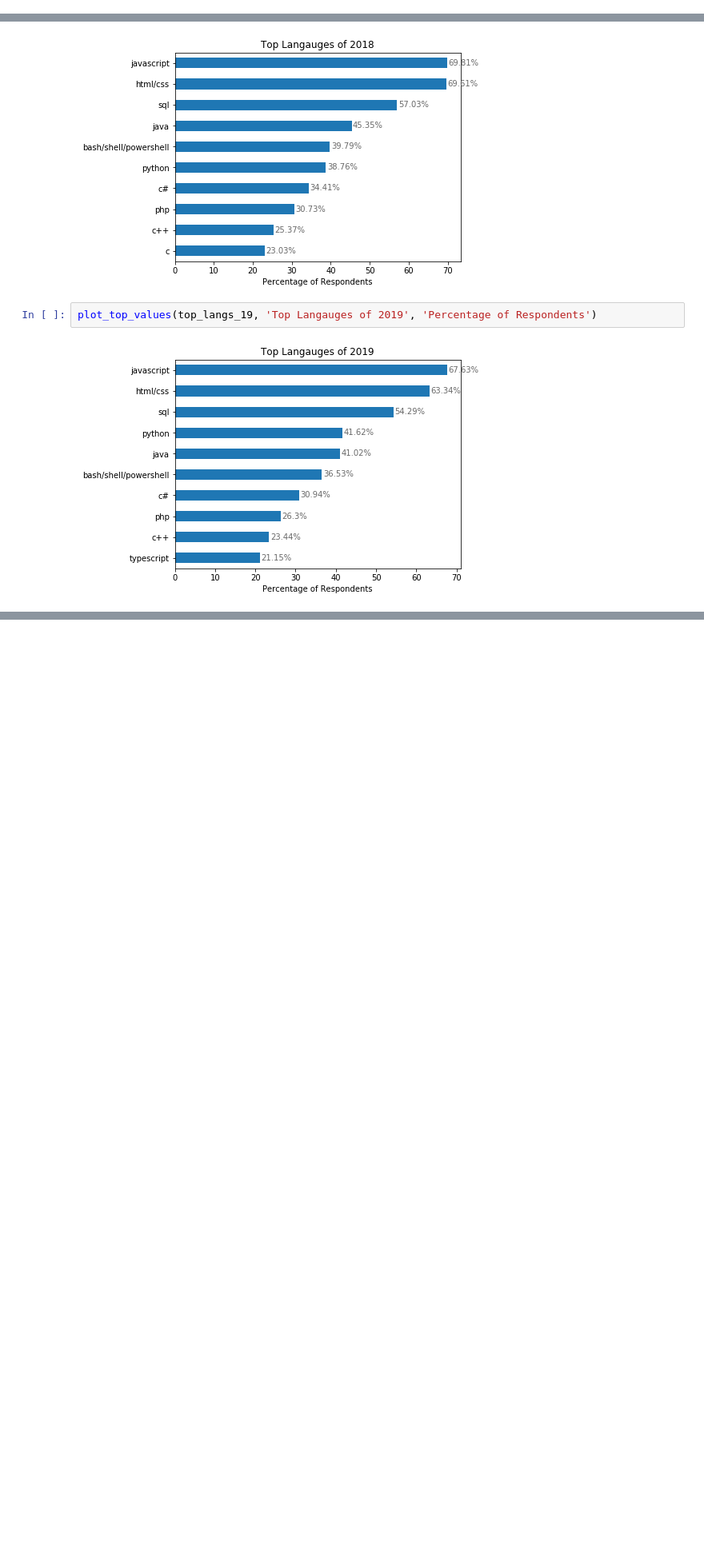
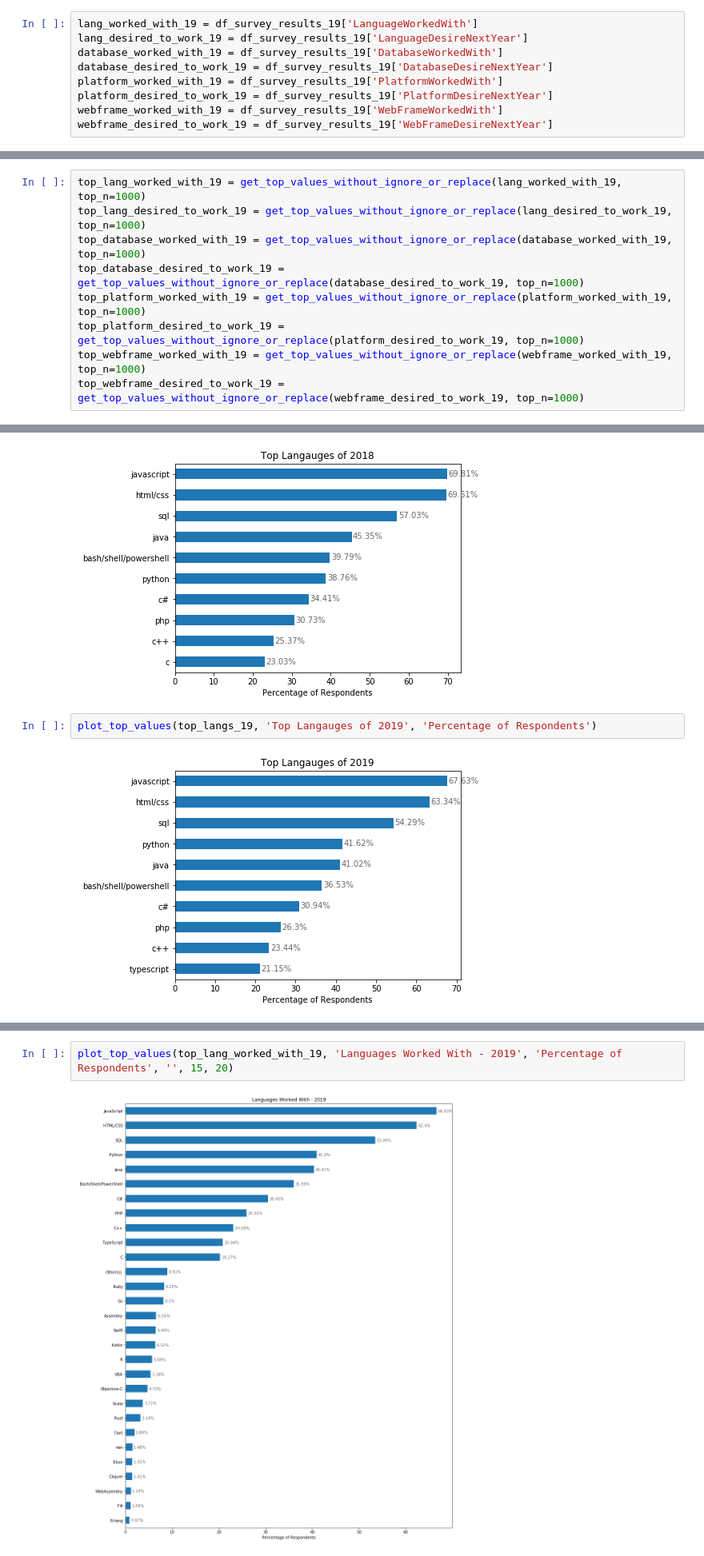
Before and after one commit to shahzeb-akhtar/Stackoverflow_Survey_Analysis, a Jupyter notebook: Stack_Overflow_Survey_Analysis.ipynb, the cells around one changed output, grey strips where cells are left out. Shown at 80% size. Saved outputs shown, nothing was run; the diff lists cells and outputs as text; blank space fills up the shorter version.

```diff
--- a/Stack_Overflow_Survey_Analysis.ipynb
+++ b/Stack_Overflow_Survey_Analysis.ipynb
@@ -483,0 +592,9 @@ lang_col_19 = df_survey_results_19['LanguageWorkedWith'].fillna('')
+# %%
+lang_worked_with_19 = df_survey_results_19['LanguageWorkedWith']
+lang_desired_to_work_19 = df_survey_results_19['LanguageDesireNextYear']
+database_worked_with_19 = df_survey_results_19['DatabaseWorkedWith']
+database_desired_to_work_19 = df_survey_results_19['DatabaseDesireNextYear']
+platform_worked_with_19 = df_survey_results_19['PlatformWorkedWith']
+platform_desired_to_work_19 = df_survey_results_19['PlatformDesireNextYear']
+webframe_worked_with_19 = df_survey_results_19['WebFrameWorkedWith']
+webframe_desired_to_work_19 = df_survey_results_19['WebFrameDesireNextYear']
@@ -495,0 +643,9 @@ Below we plot the top languages
+# %%
+top_lang_worked_with_19 = get_top_values_without_ignore_or_replace(lang_worked_with_19, top_n=1000)
+top_lang_desired_to_work_19 = get_top_values_without_ignore_or_replace(lang_desired_to_work_19, top_n=1000)
+top_database_worked_with_19 = get_top_values_without_ignore_or_replace(database_worked_with_19, top_n=1000)
+top_database_desired_to_work_19 = get_top_values_without_ignore_or_replace(database_desired_to_work_19, top_n=1000)
+top_platform_worked_with_19 = get_top_values_without_ignore_or_replace(platform_worked_with_19, top_n=1000)
+top_platform_desired_to_work_19 = get_top_values_without_ignore_or_replace(platform_desired_to_work_19, top_n=1000)
+top_webframe_worked_with_19 = get_top_values_without_ignore_or_replace(webframe_worked_with_19, top_n=1000)
+top_webframe_desired_to_work_19 = get_top_values_without_ignore_or_replace(webframe_desired_to_work_19, top_n=1000)
@@ -583,0 +710,4 @@ plt.show()
+# %%
+plot_top_values(top_lang_worked_with_19, 'Languages Worked With - 2019', 'Percentage of Respondents', '', 15, 20)
+# %% [output]
+[figure, added]
```
Also changed, not shown: parts of 92 cells of this notebook.
